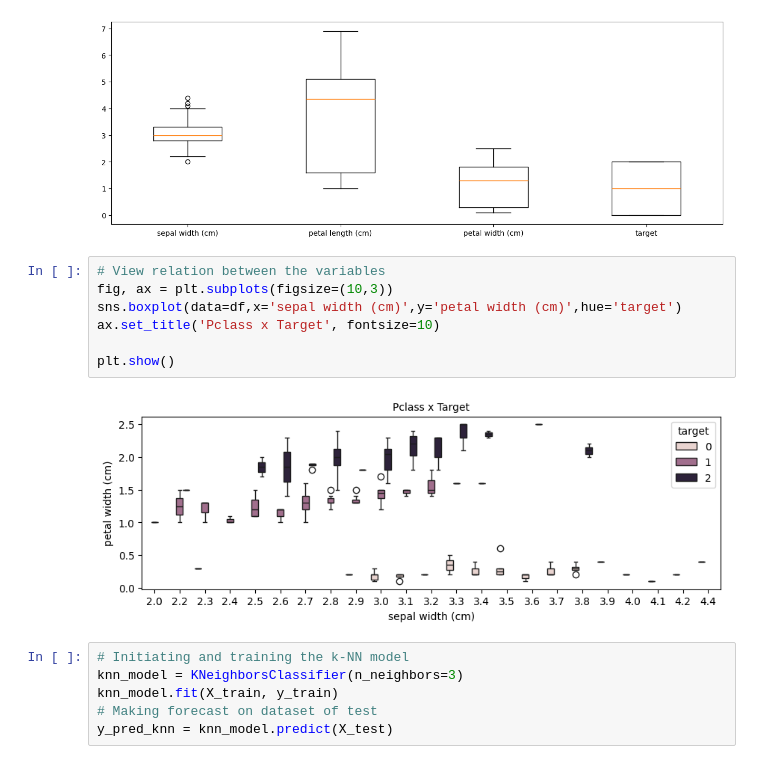
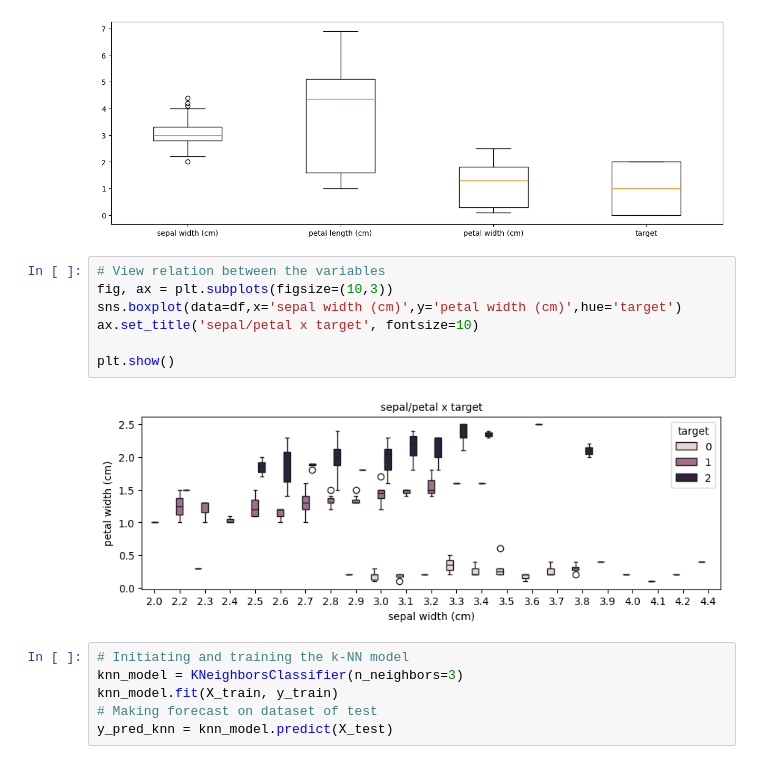
Before and after one commit to erivandosena/ml-example, a Jupyter notebook: AprendizagemMaquina-sample.ipynb, the cells around one changed output. Drawn from its saved outputs; the diff is of its cells as text.

```diff
--- a/AprendizagemMaquina-sample.ipynb
+++ b/AprendizagemMaquina-sample.ipynb
@@ -86,12 +89,12 @@ plt.show()
 # %%
 # View relation between the variables
 fig, ax = plt.subplots(figsize=(10,3))
 sns.boxplot(data=df,x='sepal width (cm)',y='petal width (cm)',hue='target')
-ax.set_title('Pclass x Target', fontsize=10)
+ax.set_title('sepal/petal x target', fontsize=10)
 
 plt.show()
 # %% [output]
-[figure, old version]
+[figure, new version]
 # %%
 # Initiating and training the k-NN model
 knn_model = KNeighborsClassifier(n_neighbors=3)
```
Also changed, not shown: parts of 4 cells of this notebook.
